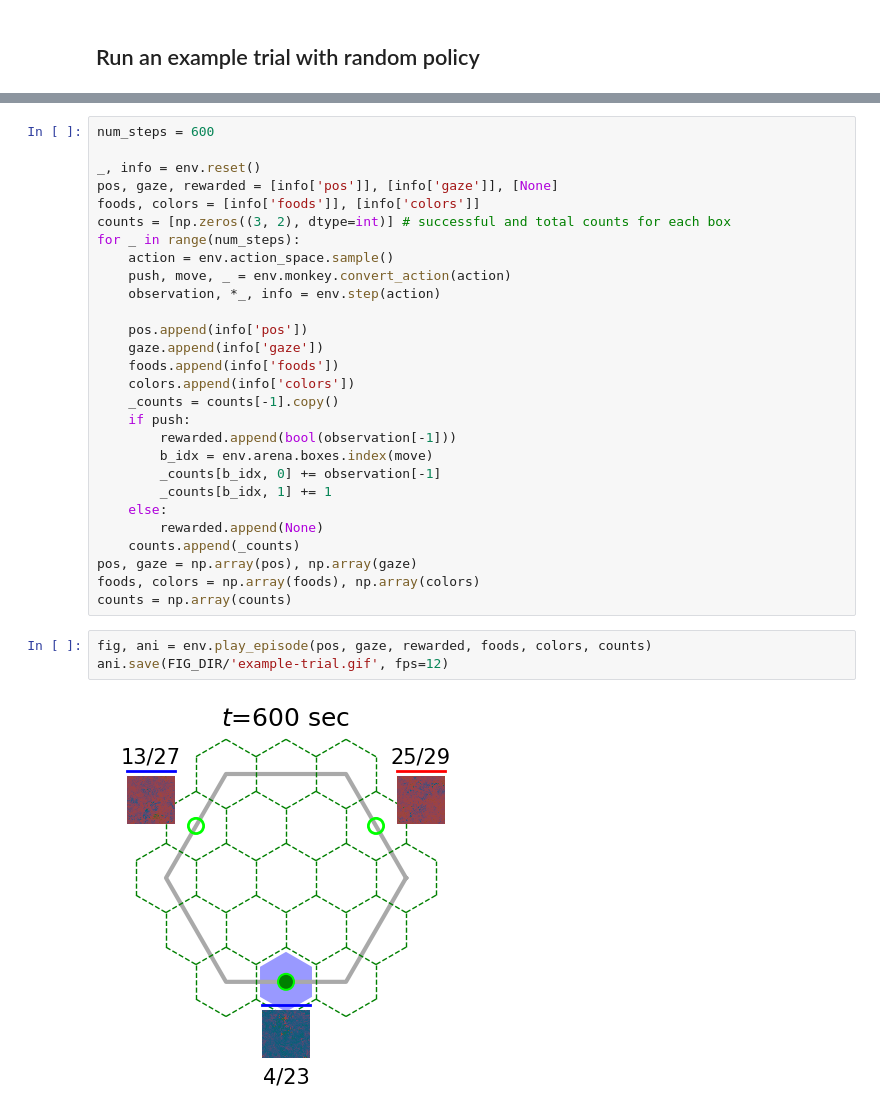
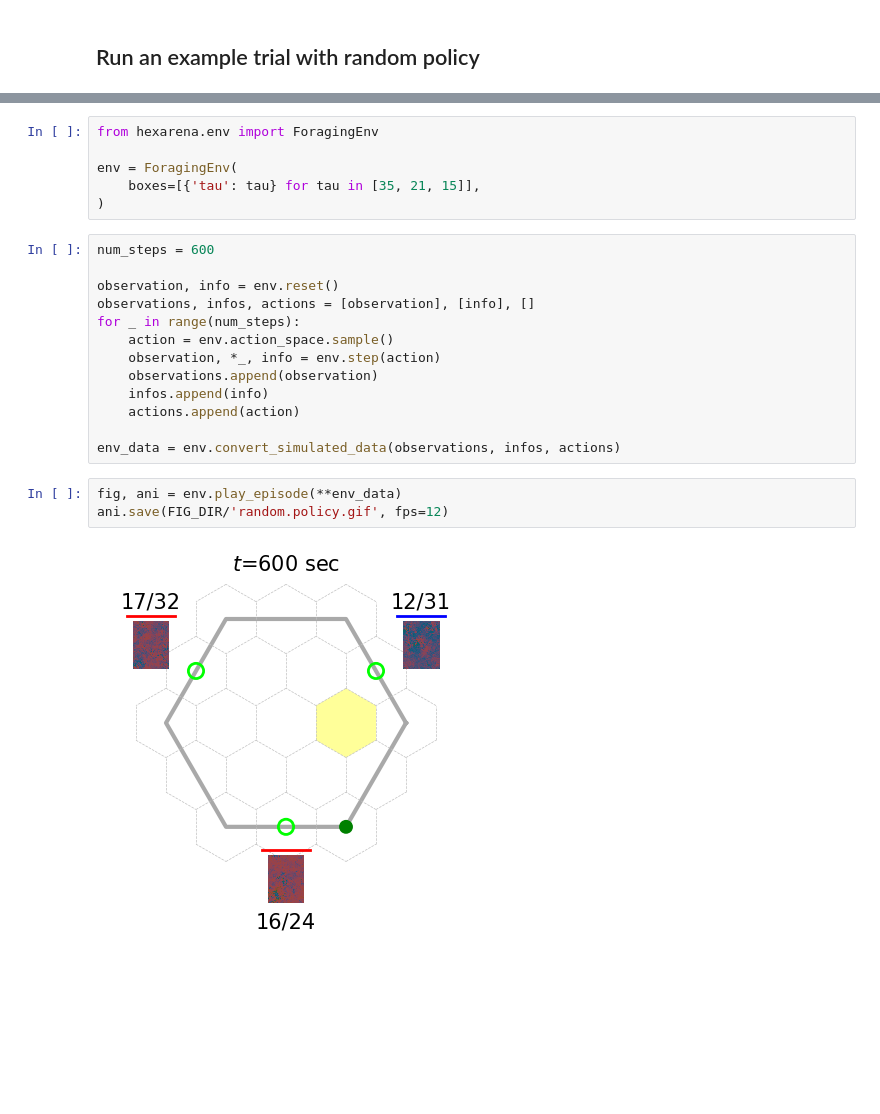
Before and after one commit to XaqLab/hex-arena, a Jupyter notebook: env-example.ipynb, the cells around one changed output, grey strips where cells are left out. Saved outputs shown, nothing was run; the diff lists cells and outputs as text; blank space fills up the shorter version.

```diff
--- a/env-example.ipynb
+++ b/env-example.ipynb
@@ -109,33 +95,24 @@ env.boxes
-# %%
-num_steps = 600
-
-_, info = env.reset()
-pos, gaze, rewarded = [info['pos']], [info['gaze']], [None]
-foods, colors = [info['foods']], [info['colors']]
-counts = [np.zeros((3, 2), dtype=int)] # successful and total counts for each box
-for _ in range(num_steps):
-    action = env.action_space.sample()
-    push, move, _ = env.monkey.convert_action(action)
-    observation, *_, info = env.step(action)
-
-    pos.append(info['pos'])
-    gaze.append(info['gaze'])
-    foods.append(info['foods'])
-    colors.append(info['colors'])
-    _counts = counts[-1].copy()
-    if push:
-        rewarded.append(bool(observation[-1]))
-        b_idx = env.arena.boxes.index(move)
-        _counts[b_idx, 0] += observation[-1]
-        _counts[b_idx, 1] += 1
-    else:
-        rewarded.append(None)
-    counts.append(_counts)
-pos, gaze = np.array(pos), np.array(gaze)
-foods, colors = np.array(foods), np.array(colors)
-counts = np.array(counts)
-# %%
-fig, ani = env.play_episode(pos, gaze, rewarded, foods, colors, counts)
-ani.save(FIG_DIR/'example-trial.gif', fps=12)
-# %% [output]
-[figure, removed]
+# %%
+from hexarena.env import ForagingEnv
+
+env = ForagingEnv(
+    boxes=[{'tau': tau} for tau in [35, 21, 15]],
+)
+# %%
+num_steps = 600
+
+observation, info = env.reset()
+observations, infos, actions = [observation], [info], []
+for _ in range(num_steps):
+    action = env.action_space.sample()
+    observation, *_, info = env.step(action)
+    observations.append(observation)
+    infos.append(info)
+    actions.append(action)
+
+env_data = env.convert_simulated_data(observations, infos, actions)
+# %%
+fig, ani = env.play_episode(**env_data)
+ani.save(FIG_DIR/'random.policy.gif', fps=12)
+# %% [output]
+[figure, added]
```
Also changed, not shown: parts of 4 cells of this notebook, 1 other file.
